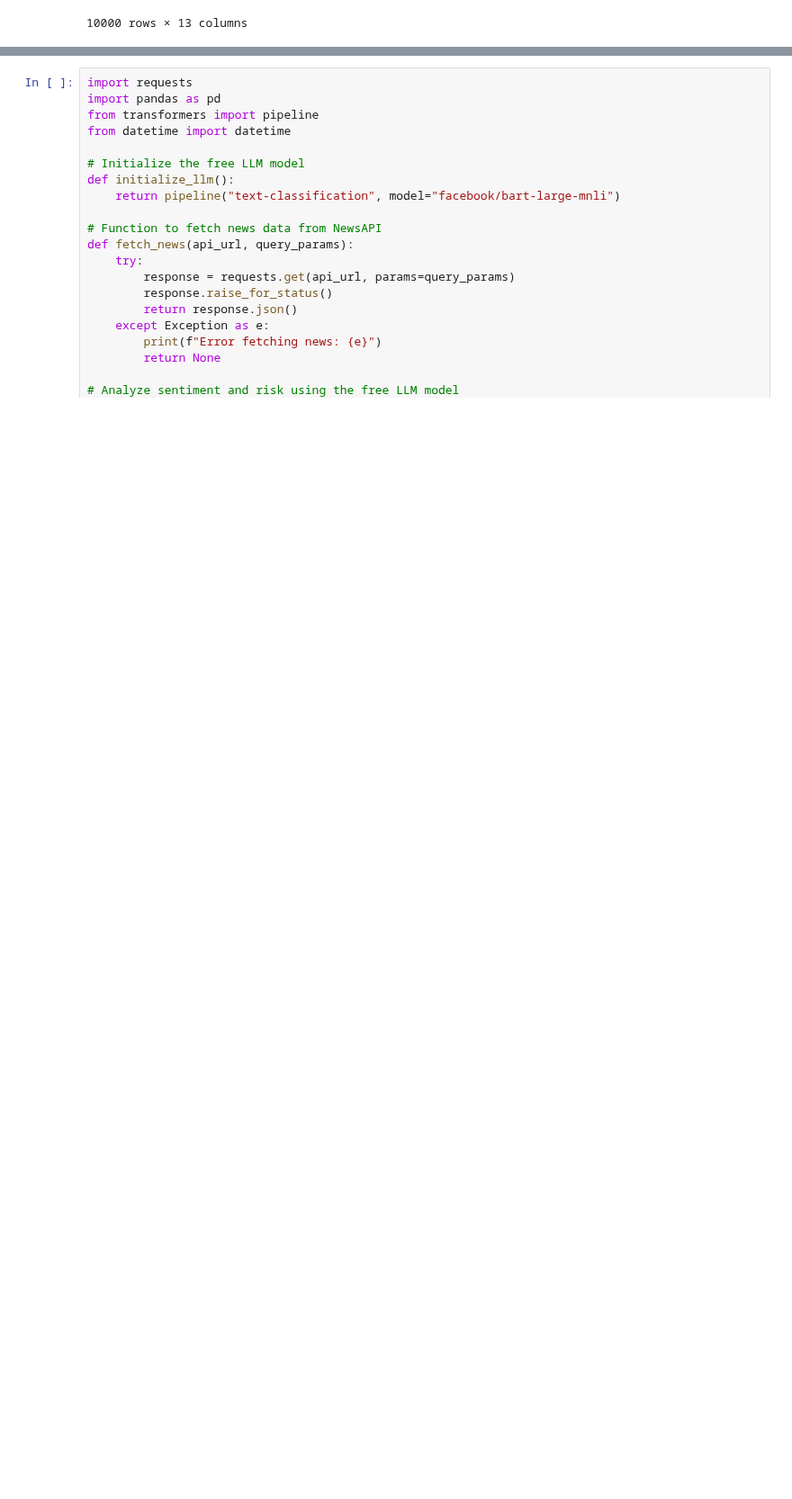
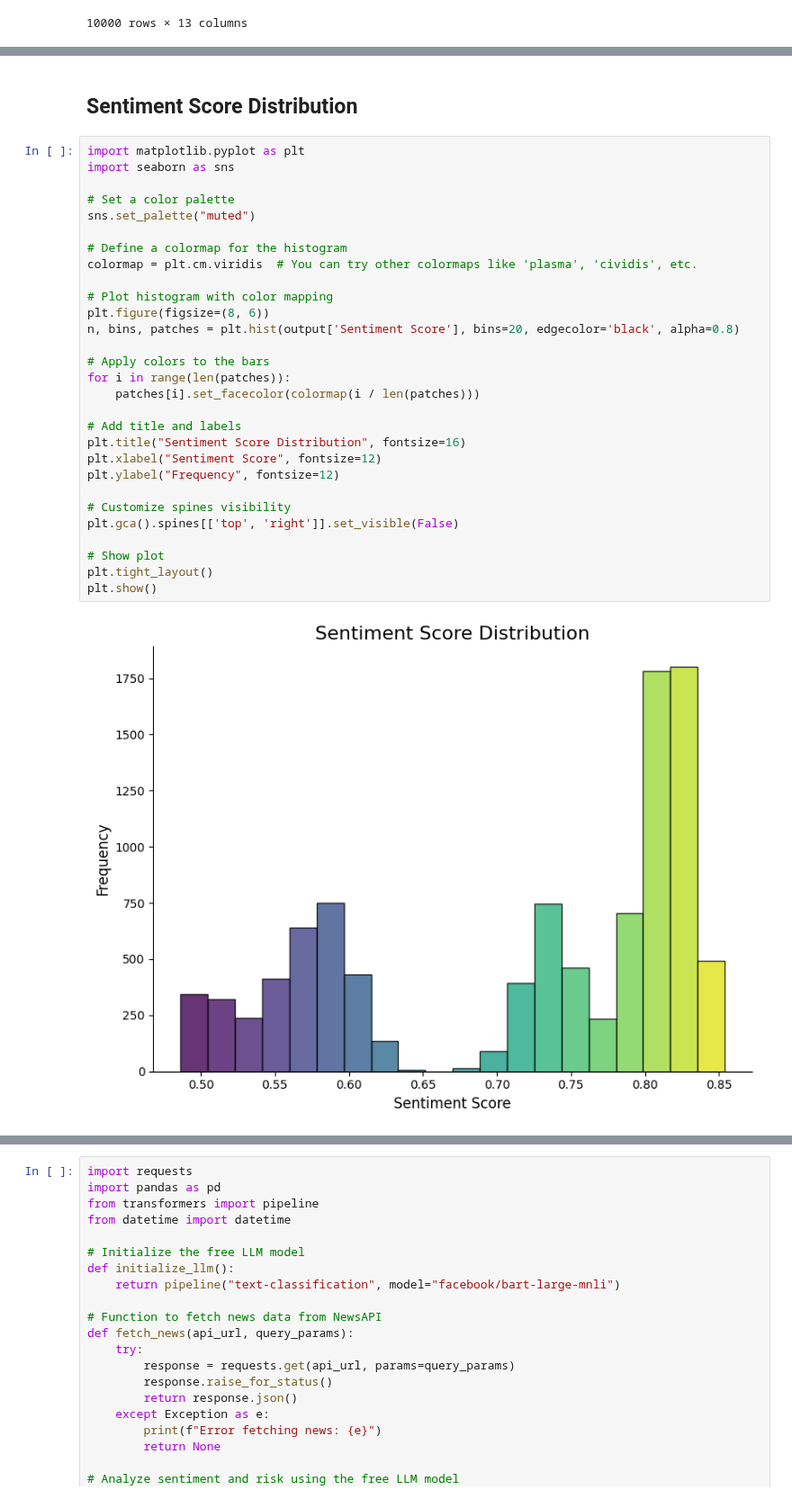
Before and after one commit to AnulipiJana/AI-Driven-Supply-Chain-Disruption-Predictor-and-Inventory-Optimization-System, a Jupyter notebook: INFOSYS.ipynb, the cells around one changed output, grey strips where cells are left out. Shown at 90% size. Saved outputs shown, nothing was run; the diff lists cells and outputs as text; blank space fills up the shorter version.

```diff
--- a/INFOSYS.ipynb
+++ b/INFOSYS.ipynb
@@ -983,0 +1104,33 @@ output
+# %% [markdown]
+## Sentiment Score Distribution
+# %%
+import matplotlib.pyplot as plt
+import seaborn as sns
+
+# Set a color palette
+sns.set_palette("muted")
+
+# Define a colormap for the histogram
+colormap = plt.cm.viridis  # You can try other colormaps like 'plasma', 'cividis', etc.
+
+# Plot histogram with color mapping
+plt.figure(figsize=(8, 6))
+n, bins, patches = plt.hist(output['Sentiment Score'], bins=20, edgecolor='black', alpha=0.8)
+
+# Apply colors to the bars
+for i in range(len(patches)):
+    patches[i].set_facecolor(colormap(i / len(patches)))
+
+# Add title and labels
+plt.title("Sentiment Score Distribution", fontsize=16)
+plt.xlabel("Sentiment Score", fontsize=12)
+plt.ylabel("Frequency", fontsize=12)
+
+# Customize spines visibility
+plt.gca().spines[['top', 'right']].set_visible(False)
+
+# Show plot
+plt.tight_layout()
+plt.show()
+# %% [output]
+[figure, added]
```
Also changed, not shown: parts of 4 cells of this notebook.
